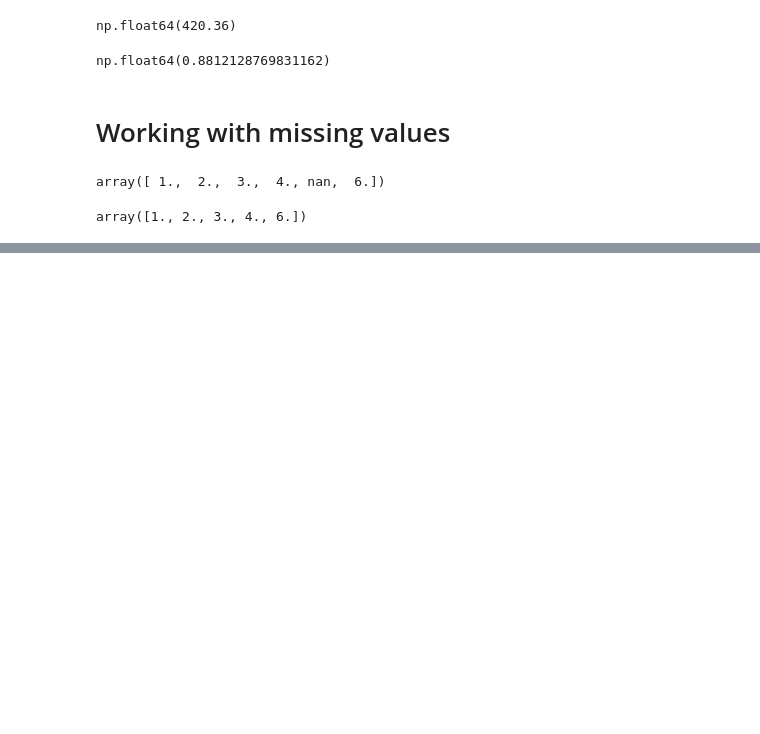
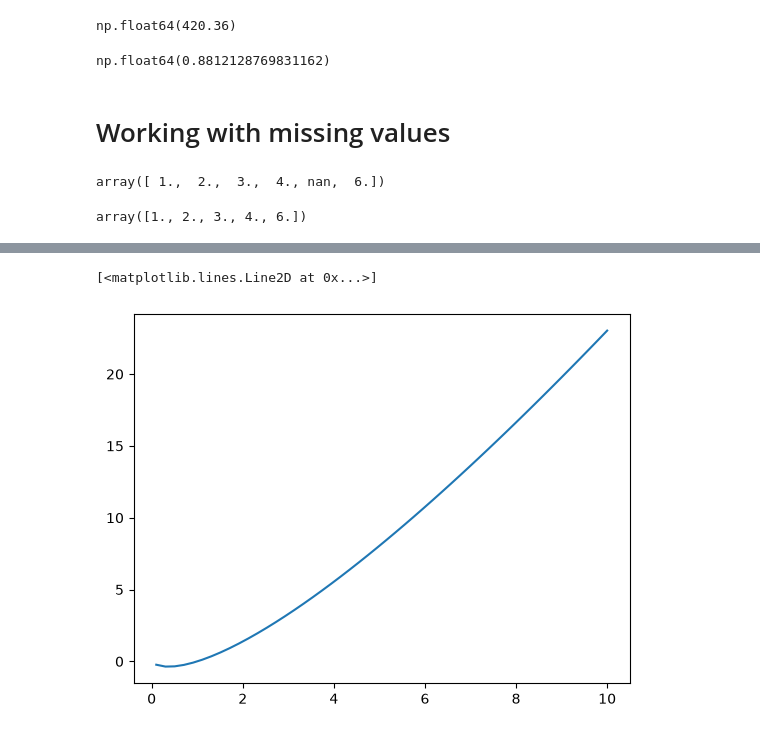
Before and after one commit to ishyverma/numpy-fundamentals, a Jupyter notebook: NumPy_Advance.ipynb, the cells around one changed output, grey strips where cells are left out. Saved outputs shown, nothing was run; the diff lists cells and outputs as text; code cells hidden in the pictures; blank space fills up the shorter version.

```diff
--- a/NumPy_Advance.ipynb
+++ b/NumPy_Advance.ipynb
@@ -204,0 +270,7 @@ array([1., 2., 3., 4., 6.])
+# %%
+y = x * np.log(x)
+
+plt.plot(x, y)
+# %% [output]
+[<matplotlib.lines.Line2D at 0x...>]
+[figure, added]
```
Also changed, not shown: parts of 7 cells of this notebook.
